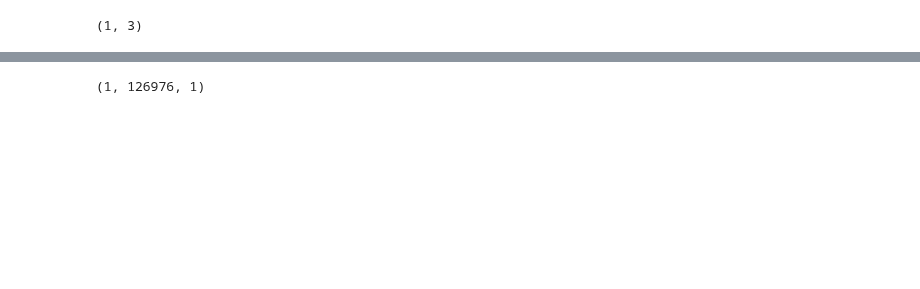
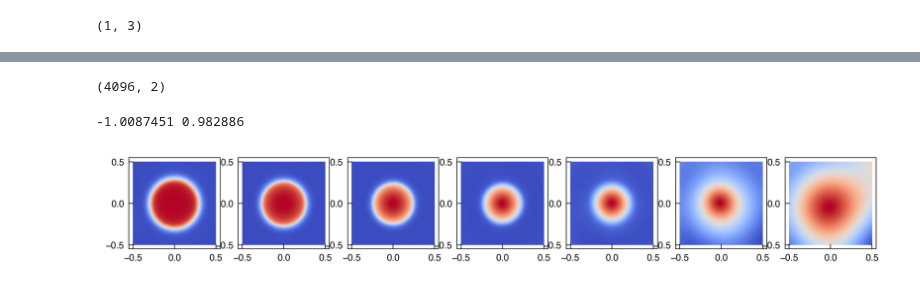
Before and after one commit to NanxiiChen/PI-CViT, a Jupyter notebook: ice_melting/eval.ipynb, the cells around one changed output, grey strips where cells are left out. Saved outputs shown, nothing was run; the diff lists cells and outputs as text; code cells hidden in the pictures; blank space fills up the shorter version.

```diff
--- a/ice_melting/eval.ipynb
+++ b/ice_melting/eval.ipynb
@@ -35,8 +76,0 @@ for i, tic in enumerate(tics):
-# %%
-solutions.shape # (num_examples, num_time_steps, C=1, H, W)
-# # reshape as (num_examples, num_time_steps*h*W, 3) for evalution
-num_examples, num_time_steps, C, H, W = solutions.shape
-solutions_reshaped = solutions.transpose(0, 1, 3, 4, 2).reshape(num_examples, num_time_steps * H * W, C)
-solutions_reshaped.shape
-# %% [output]
-(1, 126976, 1)
@@ -42,0 +101,48 @@ solutions_reshaped.shape
+# %%
+def ic_fn(a, b, theta, x, y, epsilon):
+    # a, b, theta: scalars
+    x_rot = x * jnp.cos(theta) + y * jnp.sin(theta)
+    y_rot = -x * jnp.sin(theta) + y * jnp.cos(theta)
+
+    term = jnp.sqrt((x_rot / a)**2 + (y_rot / b)**2)
+    scale = 2 * a * b / (a + b)
+    dist = scale * (1.0 - term)
+
+    u = jnp.tanh(dist / (jnp.sqrt(2) * epsilon)) # shape (H, W) or scalar
+    return u
+
+
+from models.sample import lhs_sampling
+xs = jnp.linspace(*configs.spatial_domain[0], 64)
+ys = jnp.linspace(*configs.spatial_domain[1], 64)
+xx, yy = jnp.meshgrid(xs, ys, indexing="xy")
+x_coord = jnp.stack([xx.reshape(-1), yy.reshape(-1)], axis=-1)
+print(x_coord.shape)
+
+u0 = ic_fn(30, 30, 0.0, x_coord[:, 0]*configs.Lc, x_coord[:, 1]*configs.Lc, configs.epsilon)
+u0 = u0.reshape(1, 64, 64)
+
+# fig, ax = plt.subplots(1, 1, figsize=(3, 3))
+# cont = ax.pcolormesh(xx*configs.Lc, yy*configs.Lc, u0[0], cmap="coolwarm", shading="auto", rasterized=True)
+# ax.set_aspect('equal')
+# plt.colorbar(cont, ax=ax)
+# %% [output]
+(4096, 2)
+# %%
+sols = []
+for i, t in enumerate(ts):
+    t_coord = jnp.full((x_coord.shape[0], 1), t) / configs.Tc
+    sol = model(u0, x_coord, t_coord) # shape: (H*W, 1)
+    sols.append(sol)
+sols = jnp.stack(sols, axis=-1) # shape: (H*W, 1, T)
+print(sols.min(), sols.max())
+# %% [output]
+-1.0087451 0.982886
+# %%
+fig, axes = plt.subplots(1, len(ts), figsize=(10, 2))
+for i, tic in enumerate(ts):
+    ax = axes[i]
+    ax.tripcolor(x_coord[:,0], x_coord[:,1], sols[:, 0, i], cmap="coolwarm", shading='gouraud')
+    ax.set_aspect("equal")
+# %% [output]
+[figure, added]
```
Also changed, not shown: parts of 9 cells of this notebook, 4 other files.
